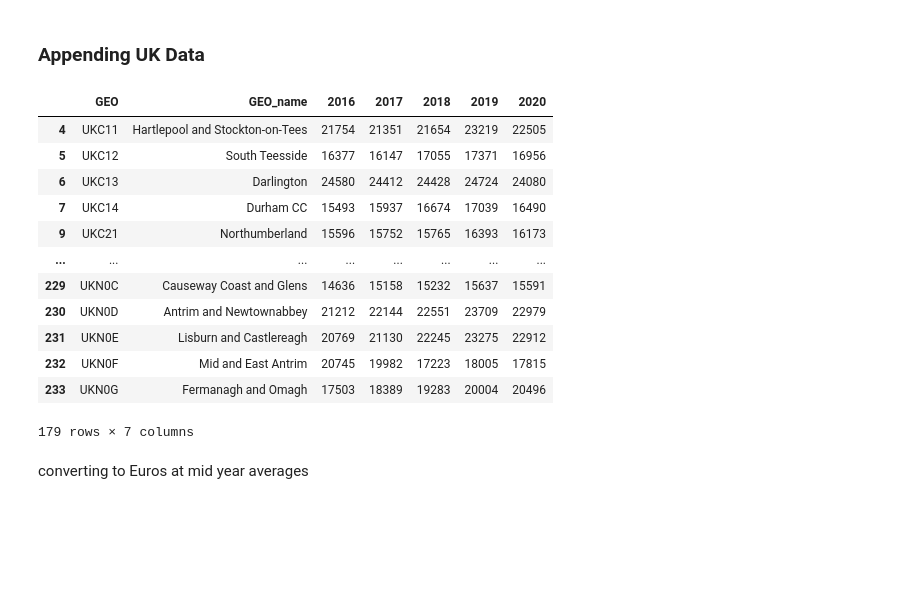
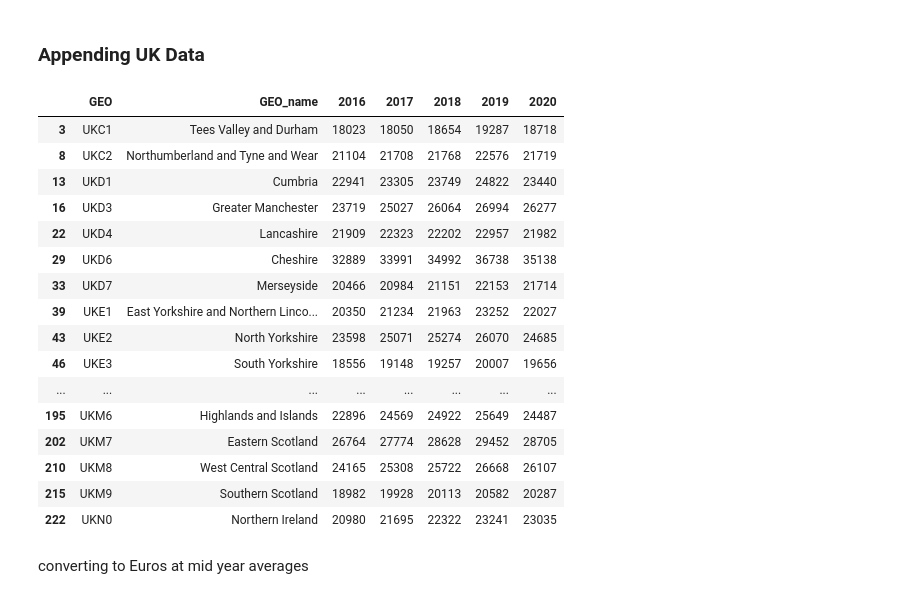
Before and after one commit to FM-ds/FM-ds.github.io, a Jupyter notebook: Regional_Inequality/Notebooks/Eurostat_NUTS3.ipynb, the cells around one changed output. Cells and saved outputs as stored; diff of their text form; code cells hidden in the pictures; blank space fills up the shorter version.

```diff
--- a/Regional_Inequality/Notebooks/Eurostat_NUTS3.ipynb
+++ b/Regional_Inequality/Notebooks/Eurostat_NUTS3.ipynb
@@ -36,26 +36,30 @@ True
 ### Appending UK Data
 # %%
 uk_df = pd.read_excel("/Users/finn/Documents/GitHub/FM-ds.github.io/Regional_Inequality/Untoutched Data/UK GVA PC NUTS3 /Copy of regionalgrossvalueaddedbalancedperheadandincomecomponents.xlsx", sheet_name='Table 2',skiprows=1)
-uk_df = uk_df[uk_df["ITL"] == "ITL3"]
+uk_df = uk_df[uk_df["ITL"] == "ITL2"]
 columnns = ['ITL code', 'Region name','2016', '2017', '2018', '2019', '2020']
 uk_df = uk_df[columnns]
 uk_df.columns = ['GEO', 'GEO_name','2016', '2017', '2018', '2019', '2020']
 uk_df['GEO'] = uk_df['GEO'].str.replace('TL', 'UK')
 uk_df
 # %% [output]
 |  | GEO | GEO_name | 2016 | 2017 | 2018 | 2019 | 2020 |
-| 4 | UKC11 | Hartlepool and Stockton-on-Tees | 21754 | 21351 | 21654 | 23219 | 22505 |
-| 5 | UKC12 | South Teesside | 16377 | 16147 | 17055 | 17371 | 16956 |
-| 6 | UKC13 | Darlington | 24580 | 24412 | 24428 | 24724 | 24080 |
-| 7 | UKC14 | Durham CC | 15493 | 15937 | 16674 | 17039 | 16490 |
-| 9 | UKC21 | Northumberland | 15596 | 15752 | 15765 | 16393 | 16173 |
+| 3 | UKC1 | Tees Valley and Durham | 18023 | 18050 | 18654 | 19287 | 18718 |
+| 8 | UKC2 | Northumberland and Tyne and Wear | 21104 | 21708 | 21768 | 22576 | 21719 |
+| 13 | UKD1 | Cumbria | 22941 | 23305 | 23749 | 24822 | 23440 |
+| 16 | UKD3 | Greater Manchester | 23719 | 25027 | 26064 | 26994 | 26277 |
+| 22 | UKD4 | Lancashire | 21909 | 22323 | 22202 | 22957 | 21982 |
+| 29 | UKD6 | Cheshire | 32889 | 33991 | 34992 | 36738 | 35138 |
+| 33 | UKD7 | Merseyside | 20466 | 20984 | 21151 | 22153 | 21714 |
+| 39 | UKE1 | East Yorkshire and Northern Linco... | 20350 | 21234 | 21963 | 23252 | 22027 |
+| 43 | UKE2 | North Yorkshire | 23598 | 25071 | 25274 | 26070 | 24685 |
+| 46 | UKE3 | South Yorkshire | 18556 | 19148 | 19257 | 20007 | 19656 |
 | ... | ... | ... | ... | ... | ... | ... | ... |
-| 229 | UKN0C | Causeway Coast and Glens | 14636 | 15158 | 15232 | 15637 | 15591 |
-| 230 | UKN0D | Antrim and Newtownabbey | 21212 | 22144 | 22551 | 23709 | 22979 |
-| 231 | UKN0E | Lisburn and Castlereagh | 20769 | 21130 | 22245 | 23275 | 22912 |
-| 232 | UKN0F | Mid and East Antrim | 20745 | 19982 | 17223 | 18005 | 17815 |
-| 233 | UKN0G | Fermanagh and Omagh | 17503 | 18389 | 19283 | 20004 | 20496 |
+| 195 | UKM6 | Highlands and Islands | 22896 | 24569 | 24922 | 25649 | 24487 |
+| 202 | UKM7 | Eastern Scotland | 26764 | 27774 | 28628 | 29452 | 28705 |
+| 210 | UKM8 | West Central Scotland | 24165 | 25308 | 25722 | 26668 | 26107 |
+| 215 | UKM9 | Southern Scotland | 18982 | 19928 | 20113 | 20582 | 20287 |
+| 222 | UKN0 | Northern Ireland | 20980 | 21695 | 22322 | 23241 | 23035 |
-179 rows × 7 columns
 # %% [markdown]
 converting to Euros at mid year averages
 # %%
```
Also changed, not shown: parts of 10 cells of this notebook, 11 other files.
